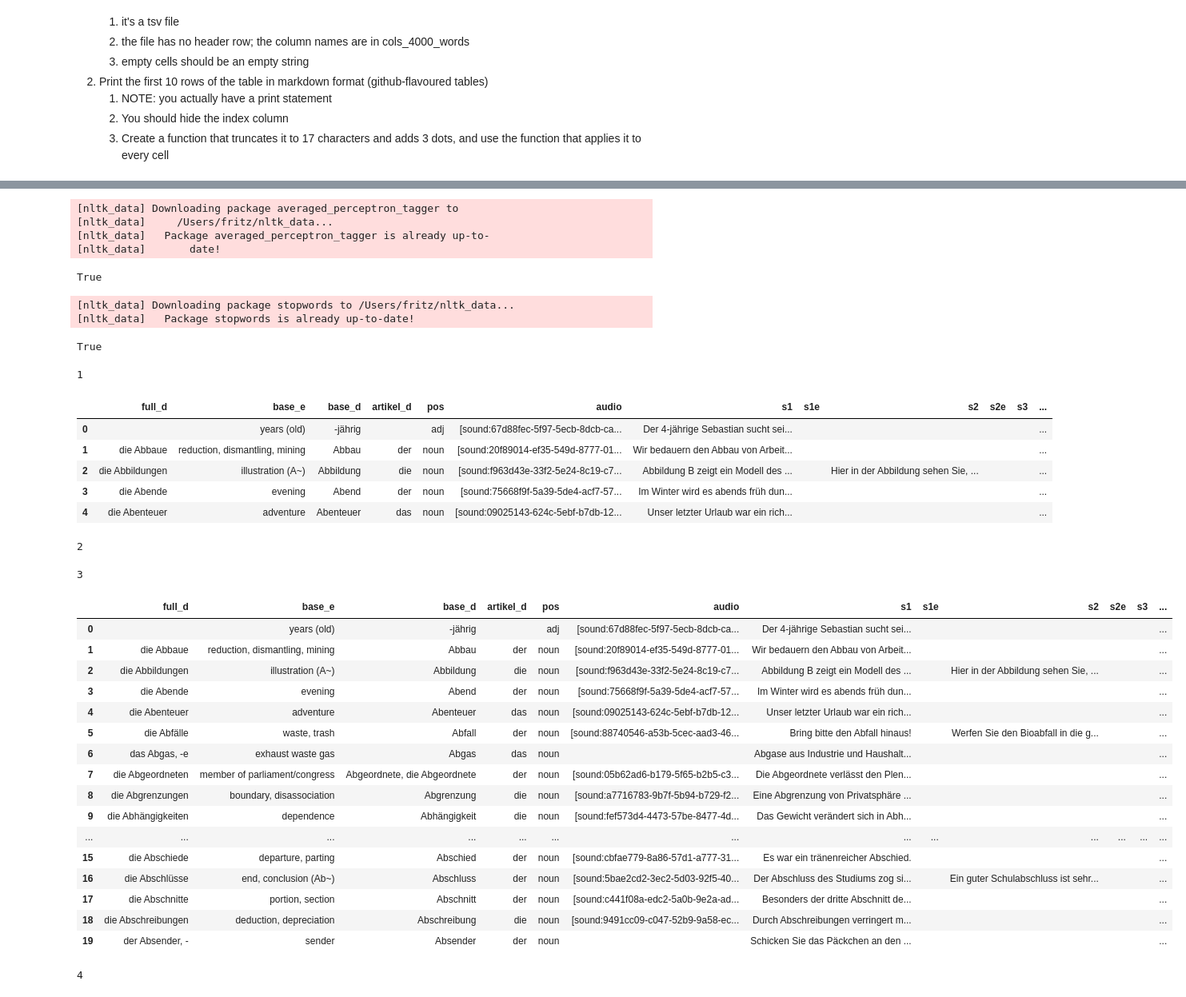
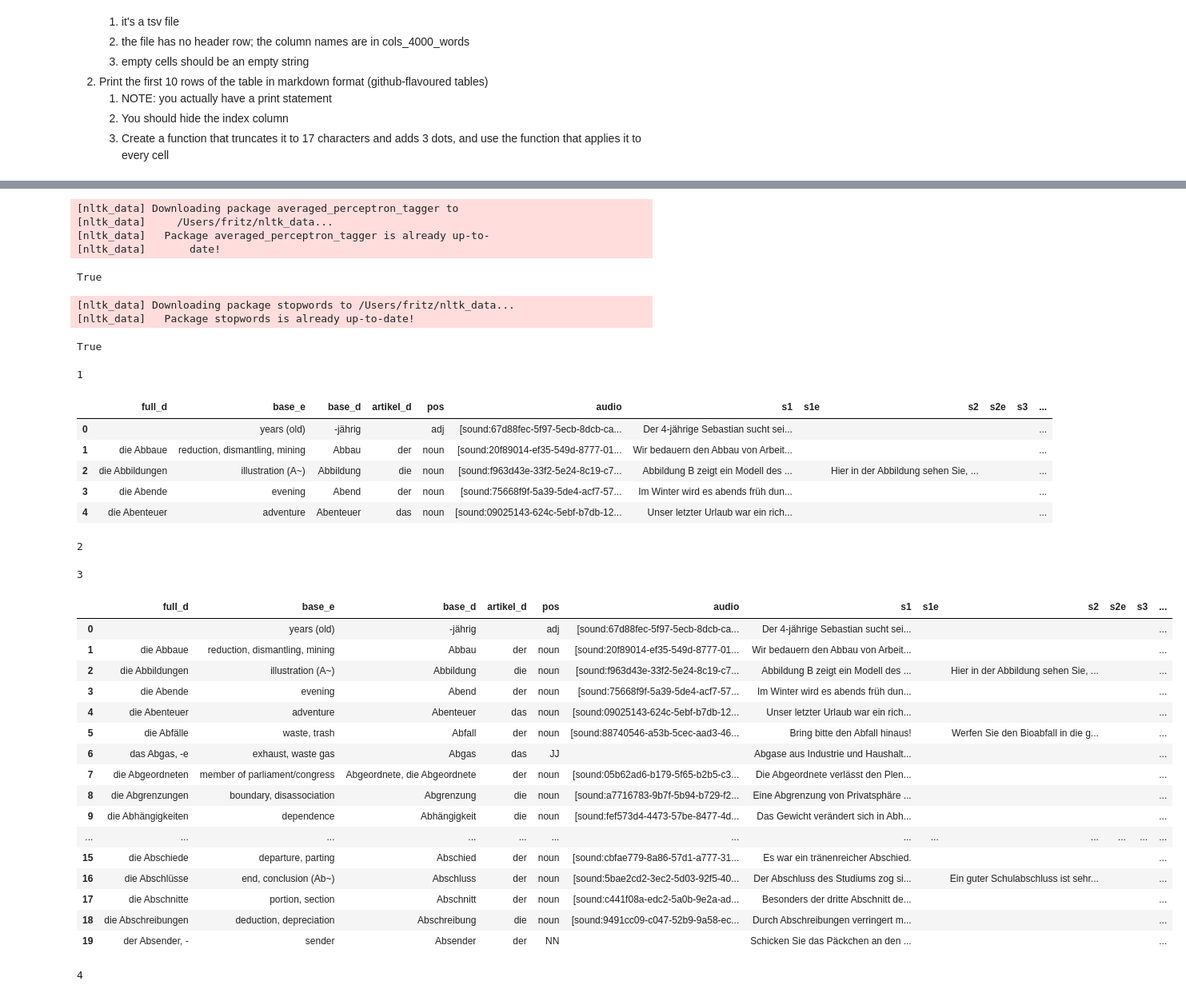
Before and after one commit to gotofritz/jupyter, a Jupyter notebook: katas/pandas_katas/solutions/006_pandas.ipynb, the cells around one changed output, grey strips where cells are left out. Shown: that part at 80% size. Cells and saved outputs as stored; diff of their text form; code cells hidden in the pictures.

```diff
--- a/katas/pandas_katas/solutions/006_pandas.ipynb
+++ b/katas/pandas_katas/solutions/006_pandas.ipynb
@@ -488,86 +479,63 @@ merged_df = None
 
 save_to = "006_final.tsv"
 
-pos_starts_with = {
-    "J": "adj",
-    "N": "noun",
-    "V": "verb",
-    "M": "verb",
-    "W": "pron",
-    "T": "adv",
-    "R": "adv",
-    "I": "conj",
-}
-pos_whole = {
-    "UH": "interj",
-    "CD": "num",
-}
+pos = "pos"
 
-pos = "pos"
-# solution
+stop_words = None
 
 1
 merged_df = pd.read_csv(file_last_step, sep="\t").fillna("")
 merged_df.head()
+# solution
 
 2
 stop_words = set(stopwords.words('english'))
 
 3
 def find_pos(row):
-    existing_pos = row[pos]
-    if existing_pos:
+    if row[pos]:
         return row
+    raw = re.sub(r" *\(.+\)", "", row["base_e"])
+    raw = re.sub(r"[^a-z ]", "", raw, re.I)
 
-    row["base_e"] = re.sub(r"\(.+?\)", "", row["base_e"])
-    row["base_e"] = re.sub(r"[^a-zA-Z\s]", "", row["base_e"])
-
-    tokens = [token for token in nltk.word_tokenize(row["base_e"]) if token not in stop_words]
+    tokens = [token for token in nltk.word_tokenize(raw) if token not in stop_words]
     pos_tags = nltk.pos_tag(tokens)
 
-    if not pos_tags:
-        return row
-
-    tag = pos_tags.pop()[1]
-
-    if tag in pos_whole:
-        row[pos] = pos_whole[tag]
-    else:
-        initial = tag[0]
-        row[pos] = pos_starts_with.get(initial, "")
+    if pos_tags:
+        row[pos] = pos_tags[0][1]
     return row
 
-merged_df = merged_df.apply(lambda x: find_pos(x), axis=1)
+merged_df = merged_df.apply(find_pos, axis=1)
 merged_df[:20]
 
 4
 merged_df.to_csv(save_to, sep="\t", index=False)
 # %% [output]
 [nltk_data] Downloading package averaged_perceptron_tagger to
 [nltk_data]     /Users/fritz/nltk_data...
 [nltk_data]   Package averaged_perceptron_tagger is already up-to-
 [nltk_data]       date!
 True
 [nltk_data] Downloading package stopwords to /Users/fritz/nltk_data...
 [nltk_data]   Package stopwords is already up-to-date!
 True
 1
 |  | full_d | base_e | base_d | artikel_d | pos | audio | s1 | s1e | s2 | s2e | s3 | ... |
 | 0 |  | years (old) | -jährig |  | adj | [sound:67d88fec-5f97-5ecb-8dcb-ca... | Der 4-jährige Sebastian sucht sei... |  |  |  |  | ... |
 | 1 | die Abbaue | reduction, dismantling, mining | Abbau | der | noun | [sound:20f89014-ef35-549d-8777-01... | Wir bedauern den Abbau von Arbeit... |  |  |  |  | ... |
 | 2 | die Abbildungen | illustration (A~) | Abbildung | die | noun | [sound:f963d43e-33f2-5e24-8c19-c7... | Abbildung B zeigt ein Modell des ... |  | Hier in der Abbildung sehen Sie, ... |  |  | ... |
 | 3 | die Abende | evening | Abend | der | noun | [sound:75668f9f-5a39-5de4-acf7-57... | Im Winter wird es abends früh dun... |  |  |  |  | ... |
 | 4 | die Abenteuer | adventure | Abenteuer | das | noun | [sound:09025143-624c-5ebf-b7db-12... | Unser letzter Urlaub war ein rich... |  |  |  |  | ... |
 2
 3
 |  | full_d | base_e | base_d | artikel_d | pos | audio | s1 | s1e | s2 | s2e | s3 | ... |
 | 0 |  | years (old) | -jährig |  | adj | [sound:67d88fec-5f97-5ecb-8dcb-ca... | Der 4-jährige Sebastian sucht sei... |  |  |  |  | ... |
 | 1 | die Abbaue | reduction, dismantling, mining | Abbau | der | noun | [sound:20f89014-ef35-549d-8777-01... | Wir bedauern den Abbau von Arbeit... |  |  |  |  | ... |
 | 2 | die Abbildungen | illustration (A~) | Abbildung | die | noun | [sound:f963d43e-33f2-5e24-8c19-c7... | Abbildung B zeigt ein Modell des ... |  | Hier in der Abbildung sehen Sie, ... |  |  | ... |
 | 3 | die Abende | evening | Abend | der | noun | [sound:75668f9f-5a39-5de4-acf7-57... | Im Winter wird es abends früh dun... |  |  |  |  | ... |
 | 4 | die Abenteuer | adventure | Abenteuer | das | noun | [sound:09025143-624c-5ebf-b7db-12... | Unser letzter Urlaub war ein rich... |  |  |  |  | ... |
 | 5 | die Abfälle | waste, trash | Abfall | der | noun | [sound:88740546-a53b-5cec-aad3-46... | Bring bitte den Abfall hinaus! |  | Werfen Sie den Bioabfall in die g... |  |  | ... |
-| 6 | das Abgas, -e | exhaust waste gas | Abgas | das | noun |  | Abgase aus Industrie und Haushalt... |  |  |  |  | ... |
+| 6 | das Abgas, -e | exhaust, waste gas | Abgas | das | JJ |  | Abgase aus Industrie und Haushalt... |  |  |  |  | ... |
 | 7 | die Abgeordneten | member of parliament/congress | Abgeordnete, die Abgeordnete | der | noun | [sound:05b62ad6-b179-5f65-b2b5-c3... | Die Abgeordnete verlässt den Plen... |  |  |  |  | ... |
 | 8 | die Abgrenzungen | boundary, disassociation | Abgrenzung | die | noun | [sound:a7716783-9b7f-5b94-b729-f2... | Eine Abgrenzung von Privatsphäre ... |  |  |  |  | ... |
 | 9 | die Abhängigkeiten | dependence | Abhängigkeit | die | noun | [sound:fef573d4-4473-57be-8477-4d... | Das Gewicht verändert sich in Abh... |  |  |  |  | ... |
@@ -576,5 +544,5 @@ True
 | 16 | die Abschlüsse | end, conclusion (Ab~) | Abschluss | der | noun | [sound:5bae2cd2-3ec2-5d03-92f5-40... | Der Abschluss des Studiums zog si... |  | Ein guter Schulabschluss ist sehr... |  |  | ... |
 | 17 | die Abschnitte | portion, section | Abschnitt | der | noun | [sound:c441f08a-edc2-5a0b-9e2a-ad... | Besonders der dritte Abschnitt de... |  |  |  |  | ... |
 | 18 | die Abschreibungen | deduction, depreciation | Abschreibung | die | noun | [sound:9491cc09-c047-52b9-9a58-ec... | Durch Abschreibungen verringert m... |  |  |  |  | ... |
-| 19 | der Absender, - | sender | Absender | der | noun |  | Schicken Sie das Päckchen an den ... |  |  |  |  | ... |
+| 19 | der Absender, - | sender | Absender | der | NN |  | Schicken Sie das Päckchen an den ... |  |  |  |  | ... |
 4
```
Also changed, not shown: parts of 8 cells of this notebook, 8 other files.
